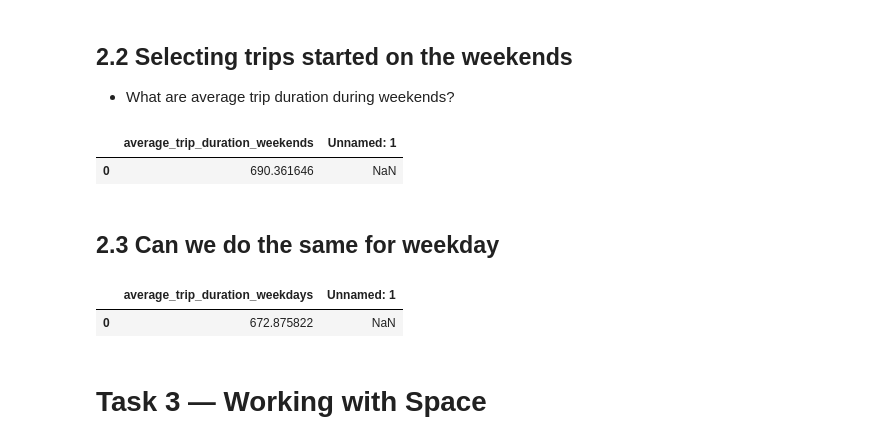
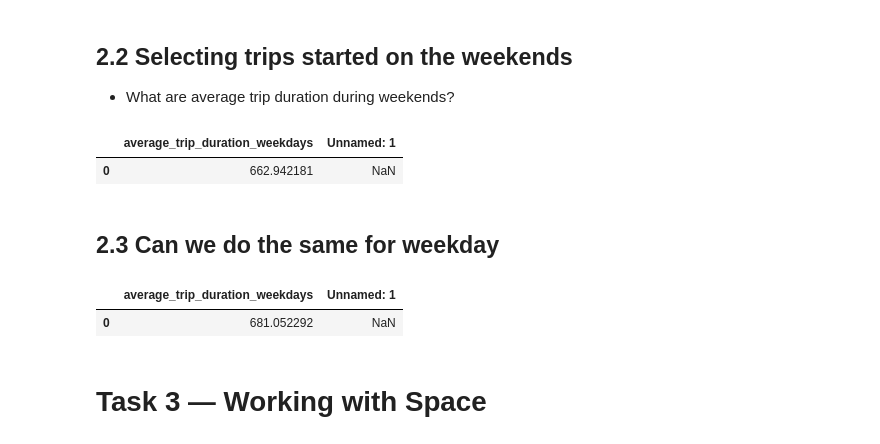
Before and after one commit to Mingyi1995/PUI2018_mh5172, a Jupyter notebook: HW6_mh5172/SQL_query.ipynb, the cells around one changed output. Cells and saved outputs as stored; diff of their text form; code cells hidden in the pictures.

```diff
--- a/HW6_mh5172/SQL_query.ipynb
+++ b/HW6_mh5172/SQL_query.ipynb
@@ -219,29 +219,29 @@ table.head(5)
 ## 2.2 Selecting trips started on the weekends
 - What are average trip duration during weekends?
 # %%
-query = '''SELECT AVG(tripduration) as average_trip_duration_weekends
+query = '''SELECT AVG(tripduration) as average_trip_duration_weekdays
 FROM fb55.citibike
 WHERE EXTRACT(DOW FROM starttime) = 0
-OR EXTRACT(DOW FROM starttime) = 1;
+OR EXTRACT(DOW FROM starttime) = 6;
 '''
 table = get_data(queryCartoDB(query))
 table.head(5)
 # %% [output]
-|  | average_trip_duration_weekends | Unnamed: 1 |
-| 0 | 690.361646 | NaN |
+|  | average_trip_duration_weekdays | Unnamed: 1 |
+| 0 | 662.942181 | NaN |
 # %% [markdown]
 ## 2.3 Can we do the same for weekday
 # %%
 query = '''SELECT AVG(tripduration) as average_trip_duration_weekdays
 FROM fb55.citibike
 WHERE EXTRACT(DOW FROM starttime) <> 0
-AND EXTRACT(DOW FROM starttime) <> 1;
+AND EXTRACT(DOW FROM starttime) <> 6;
 '''
 table = get_data(queryCartoDB(query))
 table.head(5)
 # %% [output]
 |  | average_trip_duration_weekdays | Unnamed: 1 |
-| 0 | 672.875822 | NaN |
+| 0 | 681.052292 | NaN |
 # %% [markdown]
 # Task 3 — Working with Space
 # %% [markdown]
```
